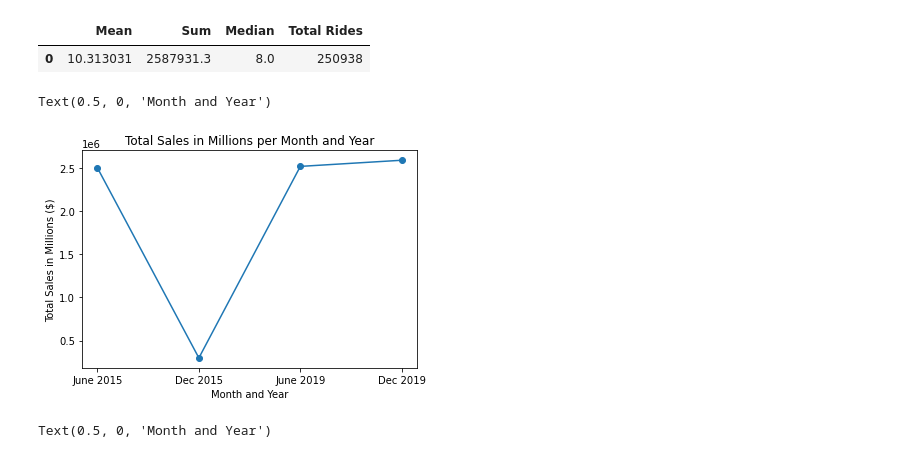
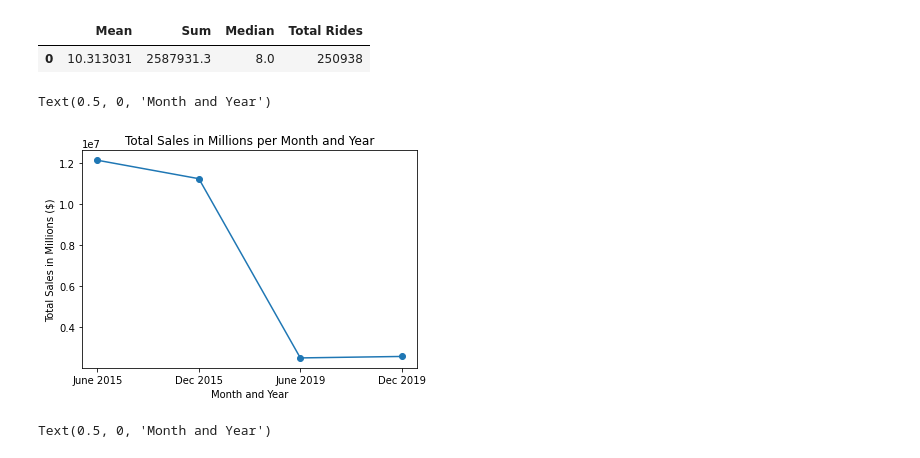
Before and after one commit to ILekawa9/Project-1, a Jupyter notebook: Yellow Taxi Price Analysis.ipynb, the cells around one changed output. Drawn from its saved outputs; the diff is of its cells as text; code cells hidden in the pictures.

```diff
--- a/Yellow Taxi Price Analysis.ipynb
+++ b/Yellow Taxi Price Analysis.ipynb
@@ -151,14 +153,14 @@ The amount of rides in Dec 2019 is 250938
 # %%
 #sum line plot
 x_values = ("June 2015", "Dec 2015", "June 2019", "Dec 2019")
-y_values = (2500000, 300000, june_sum, dec_sum)
+y_values = (june_15_sum, dec_15_sum, june_sum, dec_sum)
 plt.plot(x_values, y_values, marker ='o')
 plt.title('Total Sales in Millions per Month and Year')
 plt.ylabel('Total Sales in Millions ($)')
 plt.xlabel('Month and Year')
 # %% [output]
 Text(0.5, 0, 'Month and Year')
-[figure, old version]
+[figure, new version]
 # %%
 #mean line plot
 x_values = ("June 2015", "Dec 2015", "June 2019", "Dec 2019")
```
Also changed, not shown: parts of 12 cells of this notebook.
